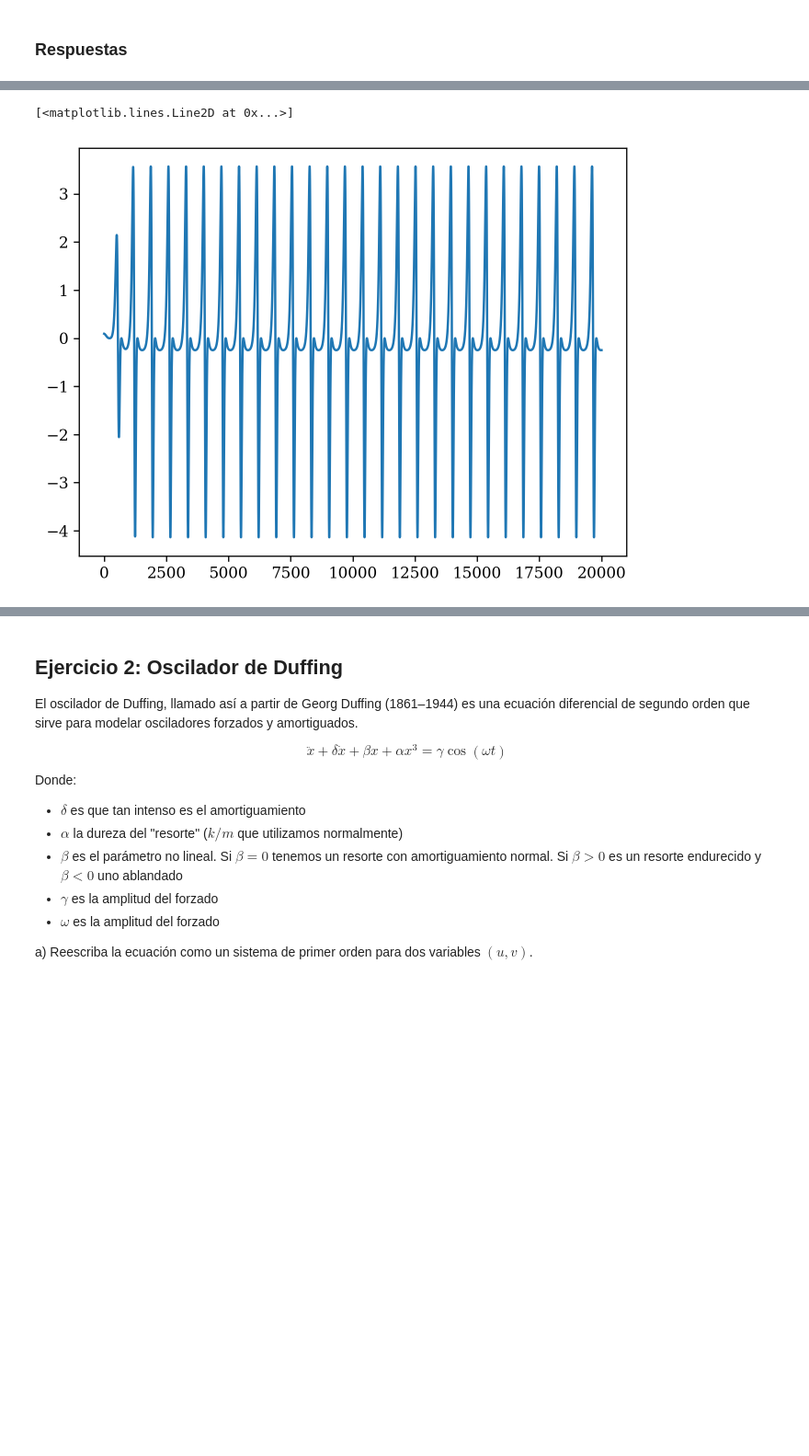
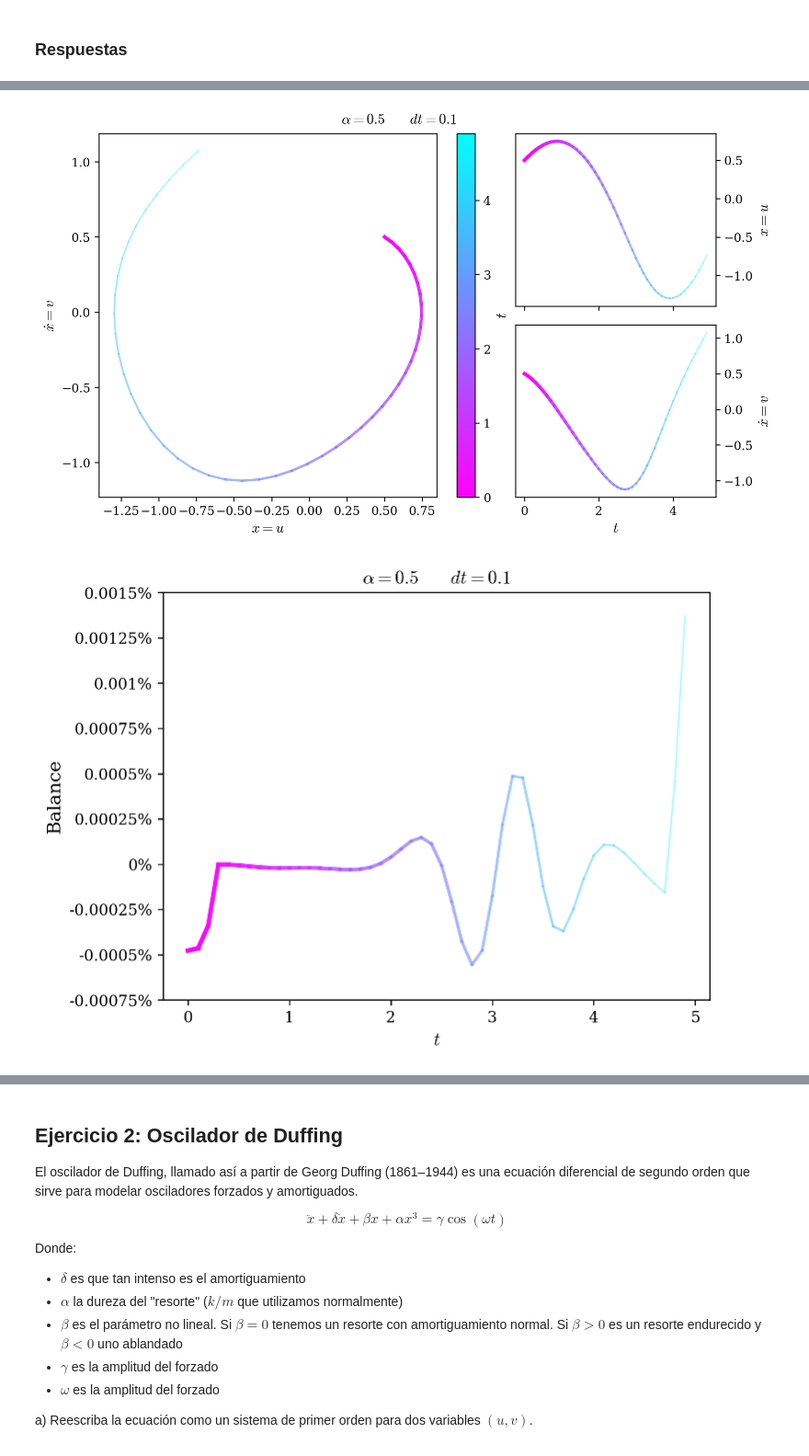
Before and after one commit to agustinbrusco/Sistemas_Complejos, a Jupyter notebook: guias/Guia1.ipynb, the cells around one changed output, grey strips where cells are left out. Shown at 92% size. Drawn from its saved outputs; the diff is of its cells as text; code cells hidden in the pictures; blank space fills up the shorter version.

```diff
--- a/guias/Guia1.ipynb
+++ b/guias/Guia1.ipynb
@@ -126,6 +166,4 @@ plt.show()
 # %%
-from findiff import FinDiff
-
 def Energy(u: np.array, v: np.array, *params) -> np.array:
   '''
   Esta función recibe u (x) y v (dx/dt) junto con los parámetros
@@ -152,10 +190,42 @@ def balance(Energy: Callable, dEdt: Callable, u: np.array, v: np.array, dt: floa
   d_dt = FinDiff(0, dt, acc=6)
   E = Energy(u, v, *params)
   dE   = d_dt(E)
-  dEt  = dEdt(u,v,params)
-  return dt * (dE - dEt)/np.min(E)
+  dEt  = dEdt(u,v, *params)
+  return dt * (dE - dEt)/E[0]#np.min(E)
-# %%
-plt.plot(dEdt(u, v, 0.5))
-# %% [output]
-[<matplotlib.lines.Line2D at 0x...>]
-[figure, removed]
+# %%
+t_0 = 0
+x0 = np.array([0.5, 0.5])
+total_time = 5
+balance_tolelance = 0.01
+res_dict = {0.5: None, 1.5: None, 3: None}
+for alpha in [0.5, 1.5, 3]:
+    dt = 0.1
+    while res_dict[alpha] is None:
+        time_values = np.arange(0, total_time, dt)
+        u, v = runge_kutta_4(van_der_pol_func, x_0=x0, t_0=t_0, dt=dt, steps=int(total_time/dt), alpha=alpha).T
+        config_balance = balance(Energy, dEdt, u, v, dt, alpha)
+        if (np.abs(config_balance) < balance_tolelance).all():
+            # print(alpha, dt, np.abs(config_balance).max())
+            res_dict[alpha] = (time_values, u, v, dt)
+        else:
+            dt /= 2
+# %%
+for alpha, results in res_dict.items():
+    t, u, v, dt = results
+    fig, axs_dict = plot_mosaic_phase(t, u, v, "cool_r")
+    fig.suptitle(rf"$\alpha = {alpha} \qquad dt = {dt}$")
+    plt.show()
+
+    ax, colormap = plot_colorline(t, t, balance(Energy, dEdt, u, v, dt, alpha), "cool_r")
+    ax.set_title(rf"$\alpha = {alpha} \qquad dt = {dt}$")
+    # ax.axhline(0.01, ls="--", lw=1, c="k")
+    # ax.axhline(-0.01, ls="--", lw=1, c="k")
+    ax.set_xlabel("$t$")
+    ax.set_ylabel("Balance")
+    yticks = ax.get_yticks()
+    ax.set_yticks(yticks)
+    ax.set_yticklabels([f"{val*100:.3g}%" for val in yticks])
+    plt.show()
+# %% [output]
+[figure, added]
+[figure, added]
```
Also changed, not shown: parts of 13 cells of this notebook.
